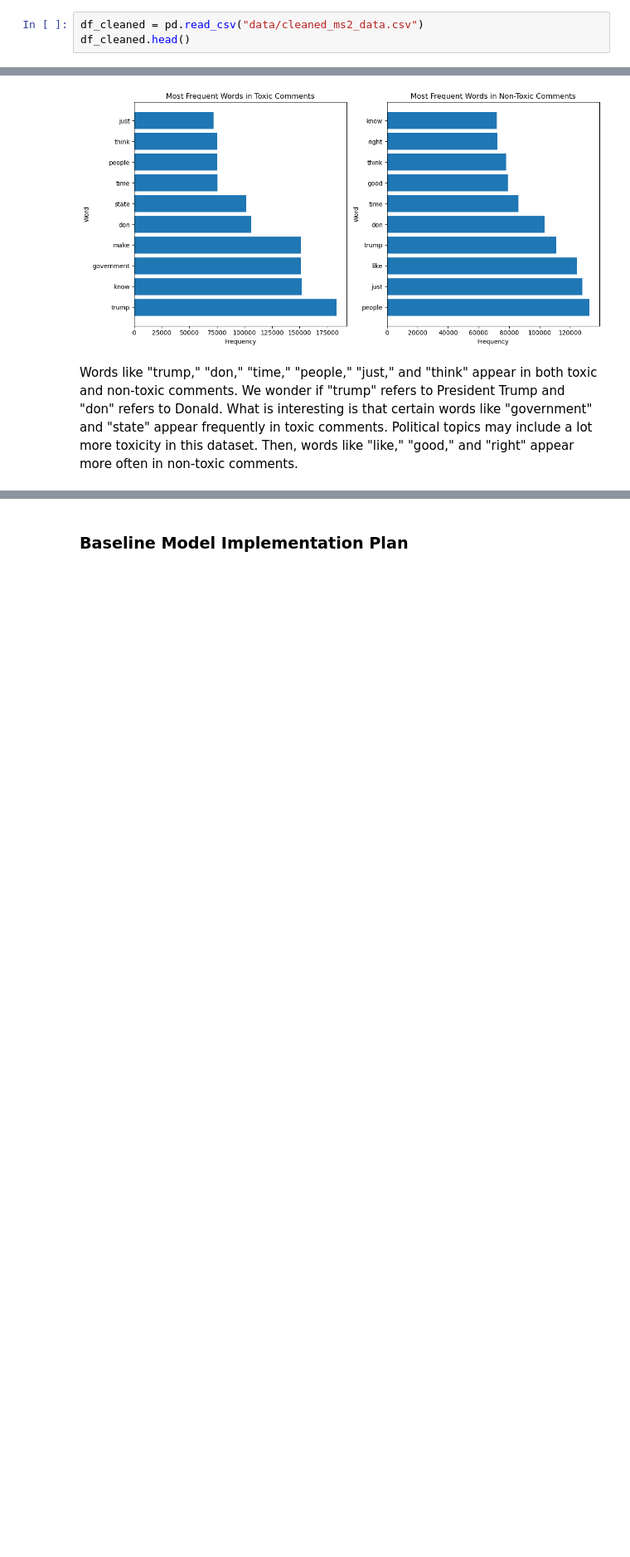
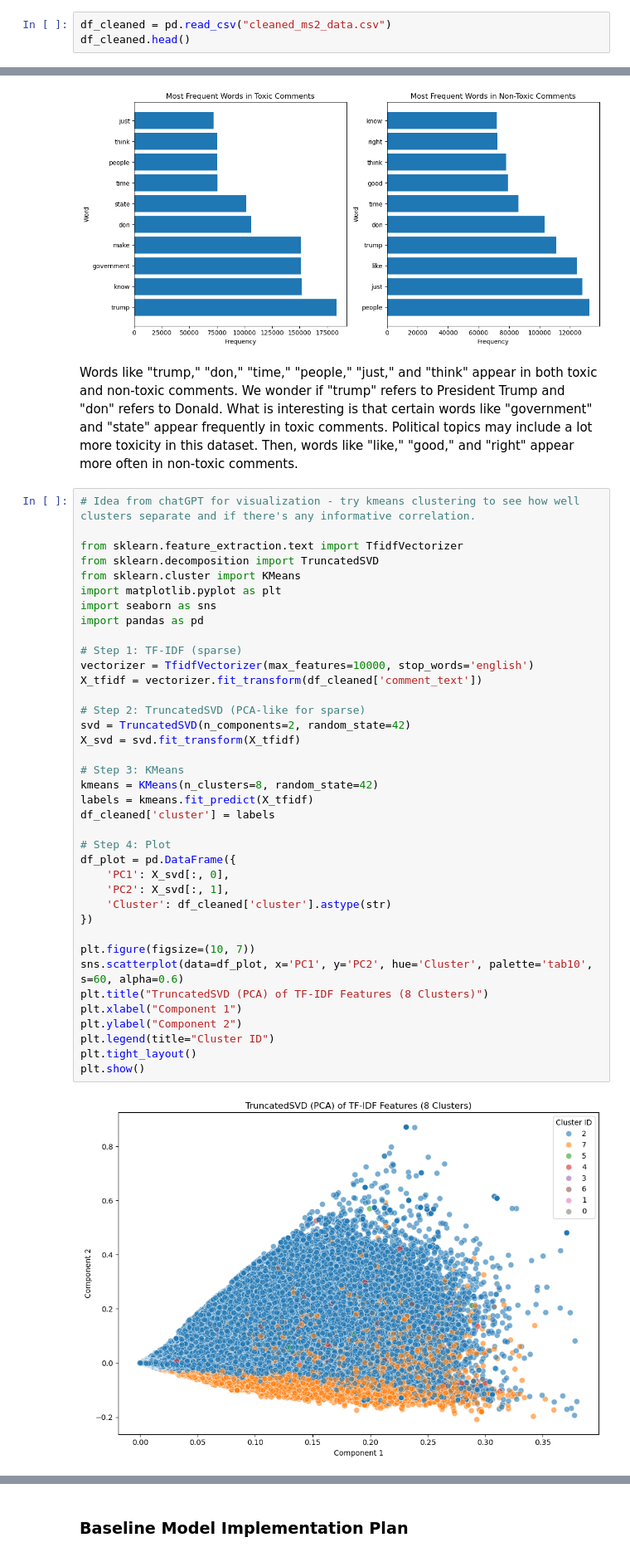
Before and after one commit to thexuanngu/toxicity, a Jupyter notebook: ms3.ipynb, the cells around one changed output, grey strips where cells are left out. Shown at 83% size. Saved outputs shown, nothing was run; the diff lists cells and outputs as text; blank space fills up the shorter version.

```diff
--- a/ms3.ipynb
+++ b/ms3.ipynb
@@ -32,7 +32,7 @@ import os
 # %% [markdown]
 ### Loading Data
 # %%
-df_cleaned = pd.read_csv("data/cleaned_ms2_data.csv")
+df_cleaned = pd.read_csv("cleaned_ms2_data.csv")
 df_cleaned.head()
 # %% [output]
 |  | id | comment_text | toxic | severe_toxicity | obscene | identity_attack | insult | threat | ... |
@@ -264,3 +264,43 @@ Most frequent words in toxic comments:
 [figure]
 # %% [markdown]
 Words like "trump," "don," "time," "people," "just," and "think" appear in both toxic and non-toxic comments. We wonder if "trump" refers to President Trump and "don" refers to Donald. What is interesting is that  certain words like "government" and "state" appear frequently in toxic comments. Political topics may include a lot more toxicity in this dataset. Then, words like "like," "good," and "right" appear more often in non-toxic comments.
+# %%
+# Idea from chatGPT for visualization - try kmeans clustering to see how well clusters separate and if there's any informative correlation.
+
+from sklearn.feature_extraction.text import TfidfVectorizer
+from sklearn.decomposition import TruncatedSVD
+from sklearn.cluster import KMeans
+import matplotlib.pyplot as plt
+import seaborn as sns
+import pandas as pd
+
+# Step 1: TF-IDF (sparse)
+vectorizer = TfidfVectorizer(max_features=10000, stop_words='english')
+X_tfidf = vectorizer.fit_transform(df_cleaned['comment_text'])
+
+# Step 2: TruncatedSVD (PCA-like for sparse)
+svd = TruncatedSVD(n_components=2, random_state=42)
+X_svd = svd.fit_transform(X_tfidf)
+
+# Step 3: KMeans
+kmeans = KMeans(n_clusters=8, random_state=42)
+labels = kmeans.fit_predict(X_tfidf)
+df_cleaned['cluster'] = labels
+
+# Step 4: Plot
+df_plot = pd.DataFrame({
+    'PC1': X_svd[:, 0],
+    'PC2': X_svd[:, 1],
+    'Cluster': df_cleaned['cluster'].astype(str)
+})
+
+plt.figure(figsize=(10, 7))
+sns.scatterplot(data=df_plot, x='PC1', y='PC2', hue='Cluster', palette='tab10', s=60, alpha=0.6)
+plt.title("TruncatedSVD (PCA) of TF-IDF Features (8 Clusters)")
+plt.xlabel("Component 1")
+plt.ylabel("Component 2")
+plt.legend(title="Cluster ID")
+plt.tight_layout()
+plt.show()
+# %% [output]
+[figure, added]
```
Also changed, not shown: parts of 1 cell of this notebook, 1 other file.
